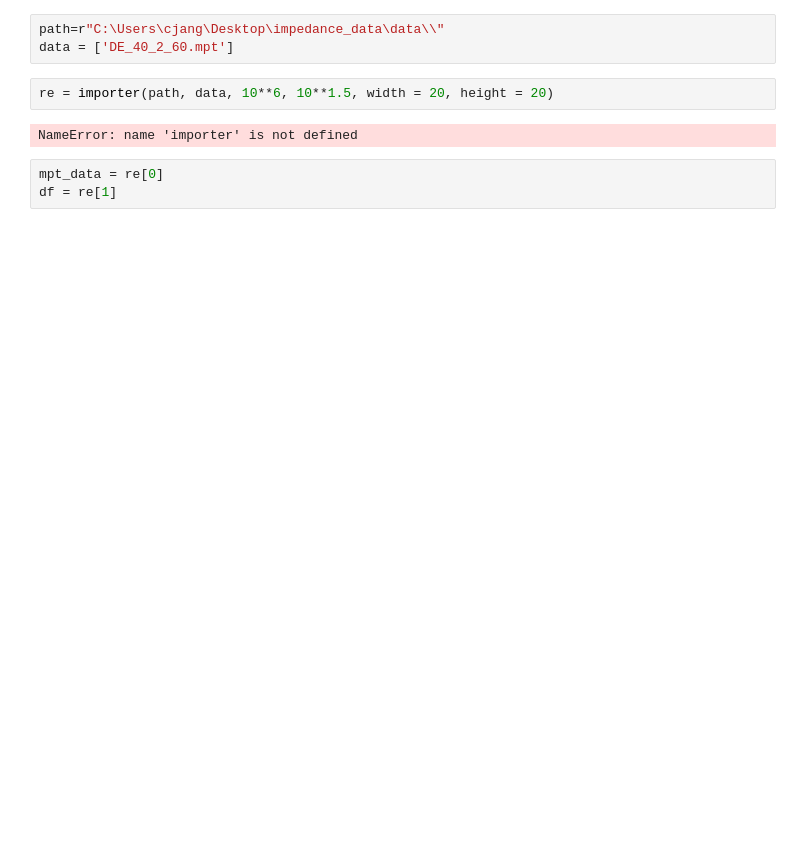
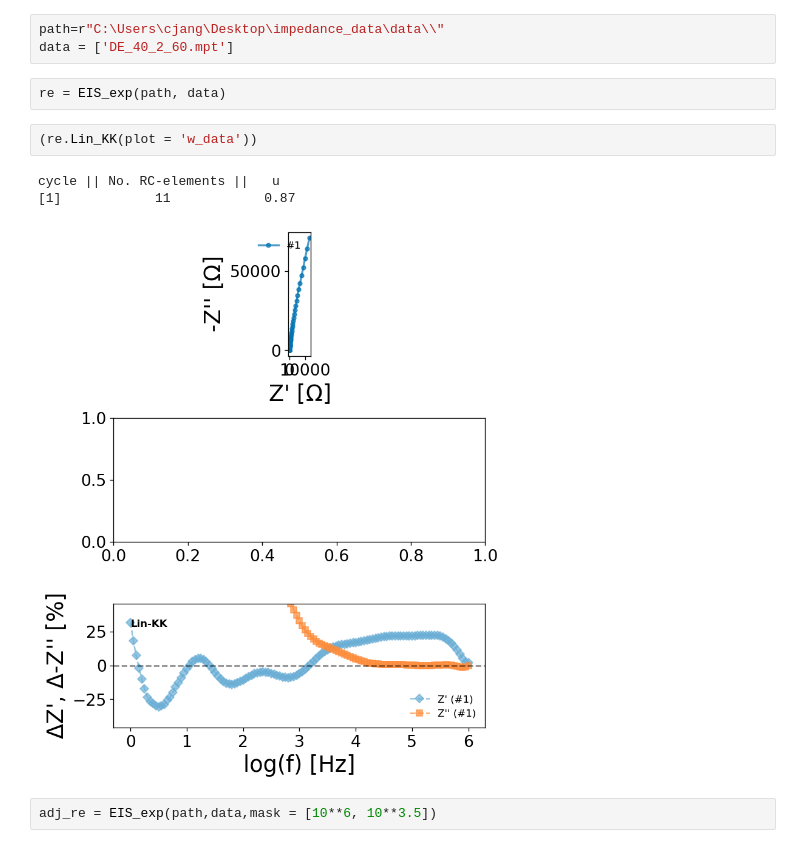
Before and after one commit to WildcatDiscovery/Kyler_Speed_Circuit, a Jupyter notebook: python_notebooks/linear_kk.ipynb, the cells around one changed output. Cells and saved outputs as stored; diff of their text form; blank space fills up the shorter version.

Commit message:
fitting tests on ideal mask

```diff
--- a/python_notebooks/linear_kk.ipynb
+++ b/python_notebooks/linear_kk.ipynb
@@ -5,10 +3,13 @@ IndentationError: expected an indented block (tools.py, line 2457)
 # %%
 path=r"C:\Users\cjang\Desktop\impedance_data\data\\"
 data = ['DE_40_2_60.mpt']
+# %%
+re = EIS_exp(path, data)
+# %%
+(re.Lin_KK(plot = 'w_data'))
+# %% [output]
+cycle || No. RC-elements ||   u
+[1]            11            0.87
+[figure, added]
 # %%
-re = importer(path, data, 10**6, 10**1.5, width = 20, height = 20)
+adj_re = EIS_exp(path,data,mask = [10**6, 10**3.5])
-# %% [output]
-NameError: name 'importer' is not defined
-# %%
-mpt_data = re[0]
-df = re[1]
```
Also changed, not shown: parts of 9 cells of this notebook.
